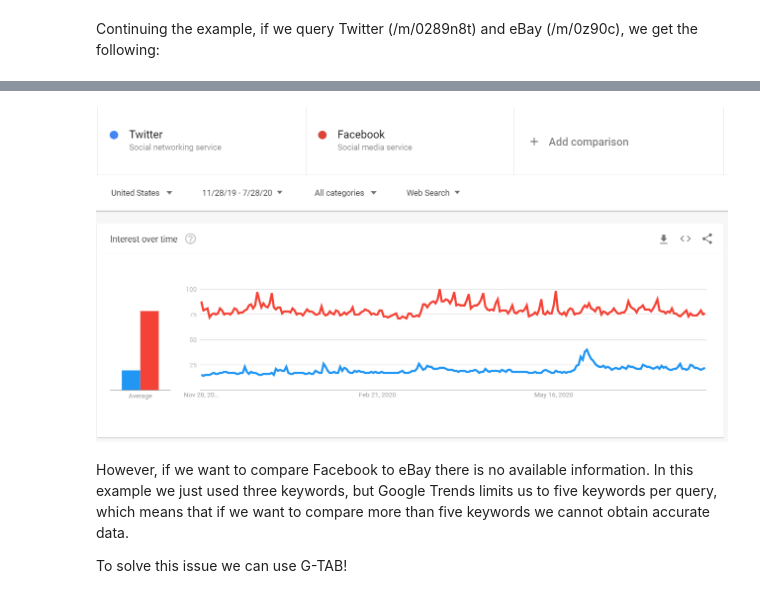
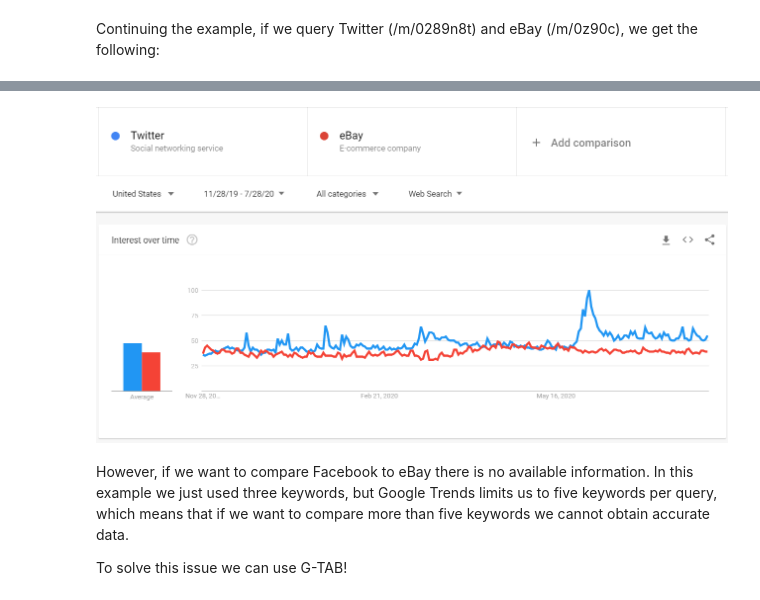
Before and after one commit to epfl-dlab/GoogleTrendsAnchorBank, a Jupyter notebook: example/example.ipynb, the cells around one changed output, grey strips where cells are left out. Drawn from its saved outputs; the diff is of its cells as text; code cells hidden in the pictures.

Commit message:
Fix image final.

```diff
--- a/example/example.ipynb
+++ b/example/example.ipynb
@@ -12,8 +13,8 @@ Continuing the example, if we query Twitter (/m/0289n8t) and eBay (/m/0z90c), we
 # %%
 from IPython.display import display, Image
-display(Image(filename='./imgs/fb_tw.png'))
+display(Image(filename='./imgs/tw_eb.png'))
 # %% [output]
-[figure, old version]
+[figure, new version]
 # %% [markdown]
 However, if we want to compare Facebook to eBay there is no available information. In this example we just used three keywords, but Google Trends limits us to five keywords per query, which means that if we want to compare more than five keywords we cannot obtain accurate data.
 
```
Also changed, not shown: parts of 3 cells of this notebook.
